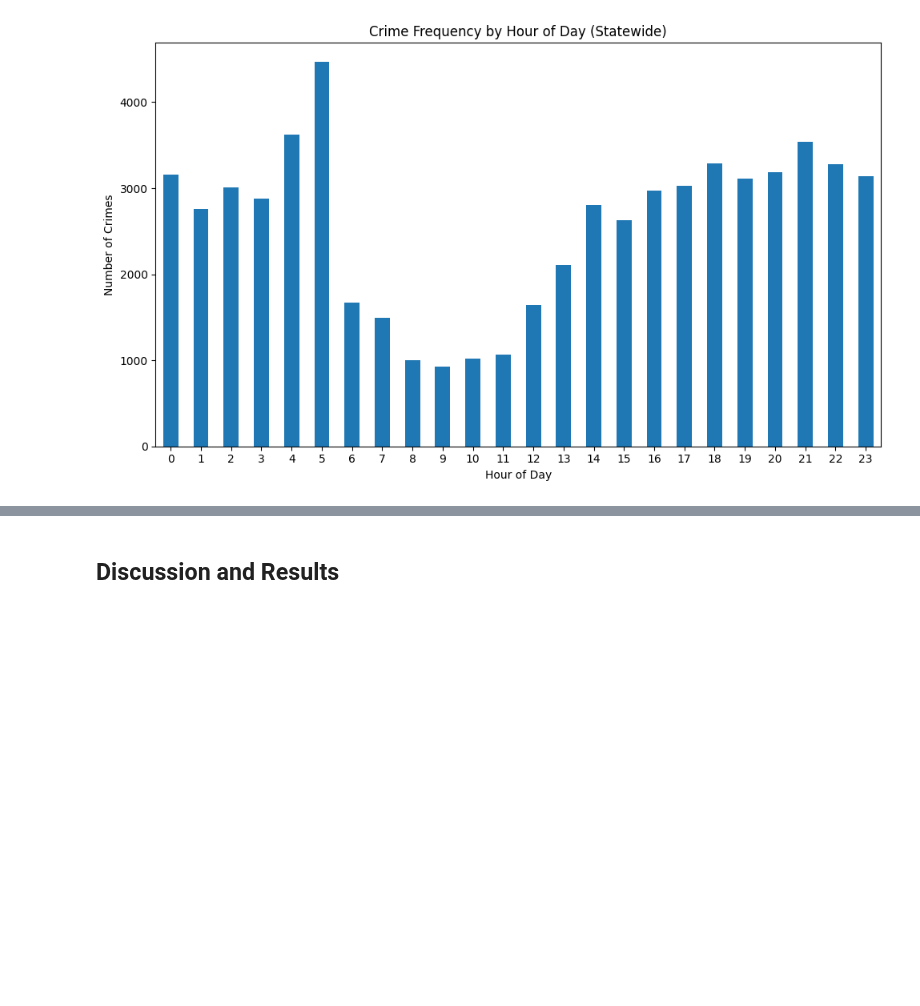
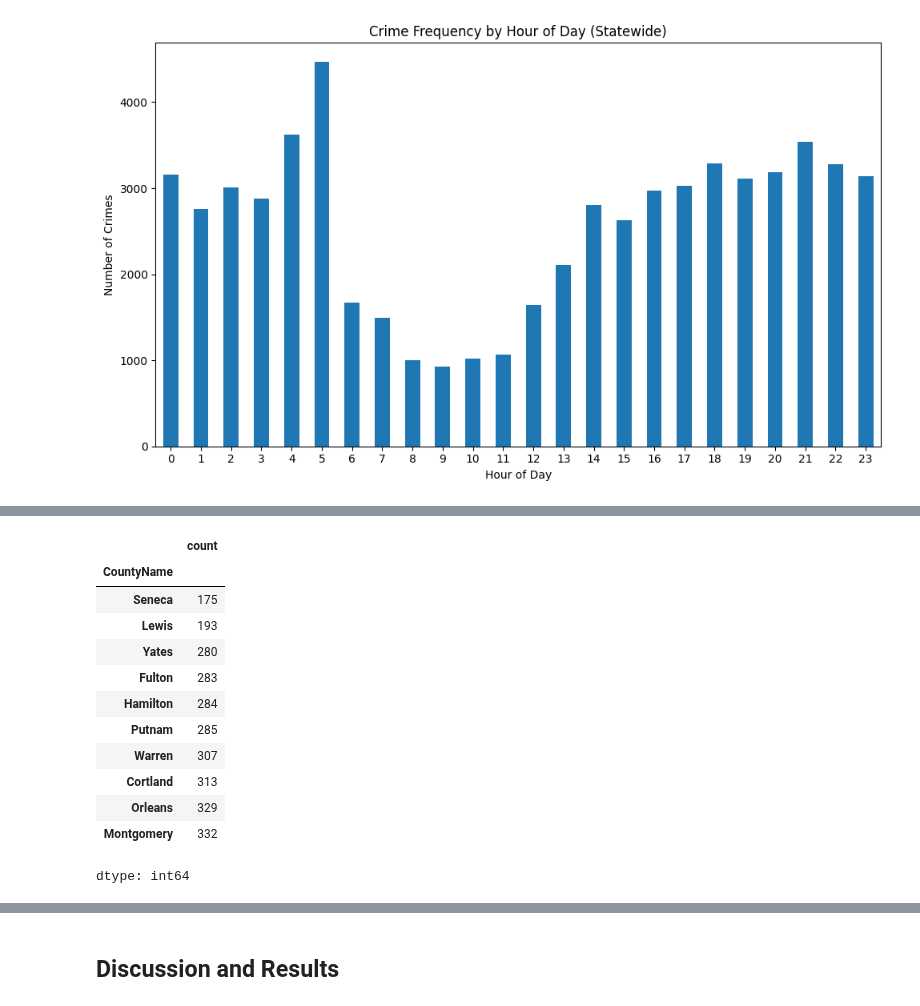
Before and after one commit to Ashliz1/NYC-Crime-Data---Group-10-, a Jupyter notebook: term_project_starter.ipynb, the cells around one changed output, grey strips where cells are left out. Saved outputs shown, nothing was run; the diff lists cells and outputs as text; code cells hidden in the pictures; blank space fills up the shorter version.

```diff
--- a/term_project_starter.ipynb
+++ b/term_project_starter.ipynb
@@ -413,0 +434,16 @@ plt.show()
+# %%
+lowest_counties
+# %% [output]
+|  | count |
+| CountyName |  |
+| Seneca | 175 |
+| Lewis | 193 |
+| Yates | 280 |
+| Fulton | 283 |
+| Hamilton | 284 |
+| Putnam | 285 |
+| Warren | 307 |
+| Cortland | 313 |
+| Orleans | 329 |
+| Montgomery | 332 |
+dtype: int64
```
Also changed, not shown: parts of 8 cells of this notebook.
